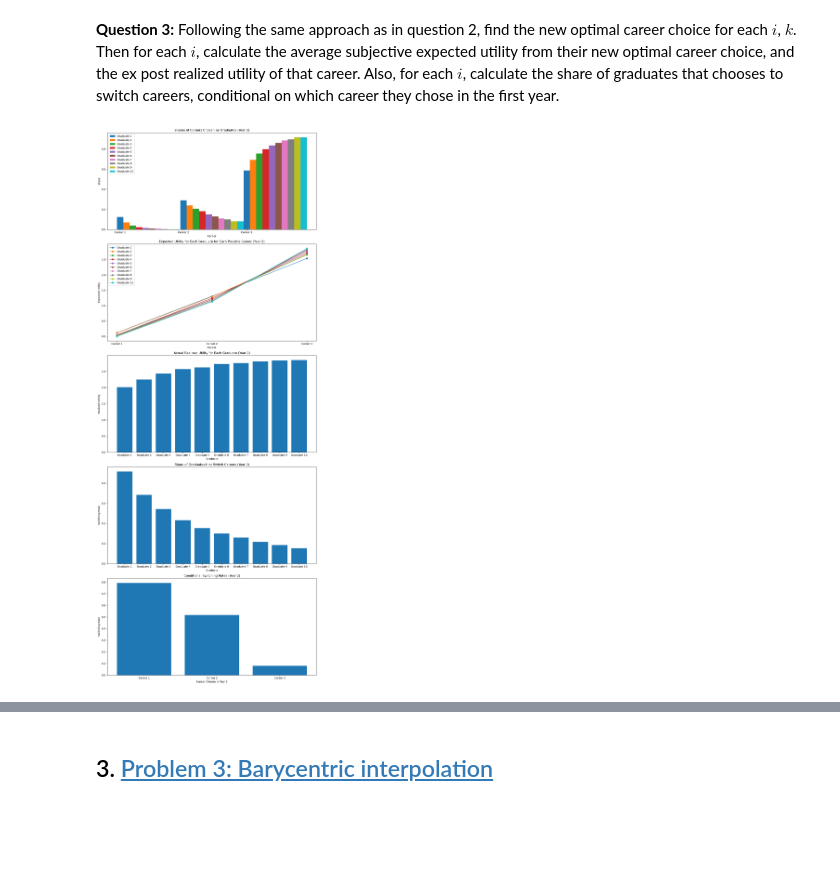
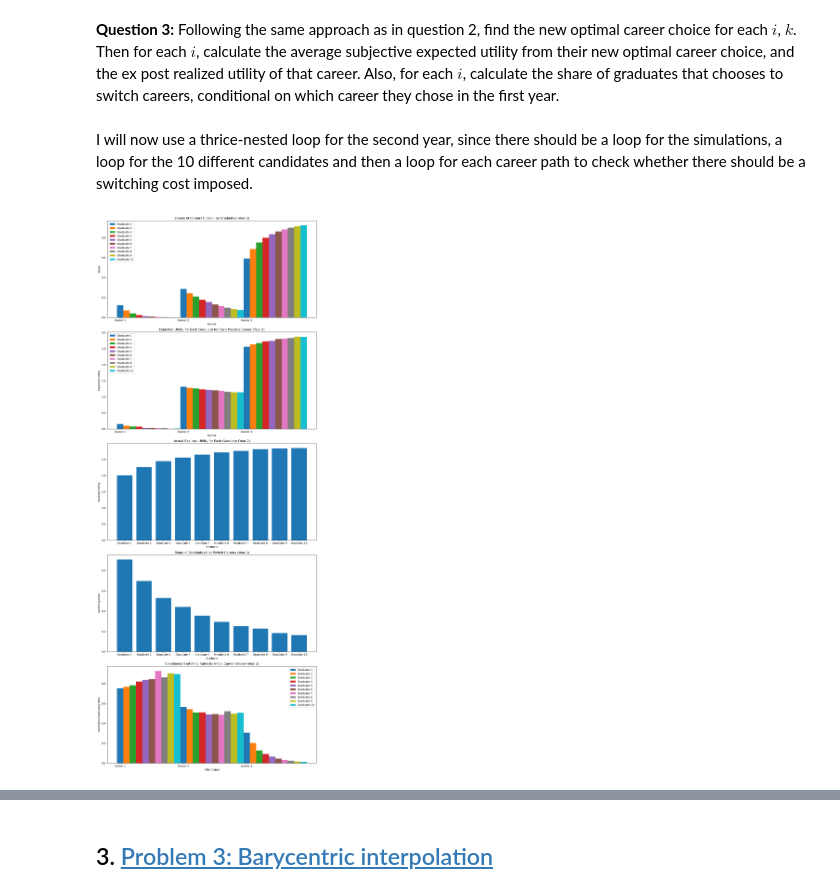
Before and after one commit to NumEconCopenhagen/projects-2024-victor, a Jupyter notebook: examproject/examproject.ipynb, the cells around one changed output, grey strips where cells are left out. Cells and saved outputs as stored; diff of their text form; code cells hidden in the pictures; blank space fills up the shorter version.

```diff
--- a/examproject/examproject.ipynb
+++ b/examproject/examproject.ipynb
@@ -496,11 +485,15 @@ u^{k,2}_{ij}= \begin{cases}
 $$
 # %% [markdown]
 **Question 3:** Following the same approach as in question 2, find the new optimal career choice for each $i$, $k$. Then for each $i$, calculate the average subjective expected utility from their new optimal career choice, and the ex post realized utility of that career. Also, for each $i$, calculate the share of graduates that chooses to switch careers, conditional on which career they chose in the first year. <br>
+# %% [markdown]
+I will now use a thrice-nested loop for the second year, since there should be a loop for the simulations, a loop for the 10 different candidates and then a loop for each career path to check whether there should be a switching cost imposed.
 # %%
-# Initialize lists to store results for the second year
+# Initialize lists with zeros to store results
 all_chosen_careers_year2 = np.zeros((par.K, par.N), dtype=int)
 all_expected_utilities_year2 = np.zeros((par.K, par.N, par.J))
 all_realized_utilities_year2 = np.zeros((par.K, par.N))
+switch_counts = np.zeros((par.N, par.J), dtype=int)
+initial_counts = np.zeros((par.N, par.J), dtype=int)
 
 # Run simulations for the second year
 for k in range(par.K):
@@ -510,9 +503,9 @@ for k in range(par.K):
 
     for i in range(par.N):
         chosen_career_y1 = all_chosen_careers_y1[k, i]
-        num_friends = i + 1  # Each graduate has 'i+1' number of friends
+        num_friends = i + 1
 
-        # New expected utilities including switching cost
+        # reuse prior expected probabilities
         prior_expected_utilities = expected_utility_from_friends(num_friends, par)
 
         # Update expected utilities with switching cost for non-chosen careers
@@ -521,17 +514,20 @@ for k in range(par.K):
 
         for j in range(par.J):
             if j != chosen_career_y1:
-                new_expected_utilities[j] -= par.c  # Subtract switching cost for non-chosen careers
+                new_expected_utilities[j] -= par.c
 
 
-        # Graduate chooses the new optimal career
+        # Graduate chooses the optimal career by choosing highest observed utility from friends minus switching costs
         chosen_career = np.argmax(new_expected_utilities)
 
-        # Calculate realized utility as the chosen career utility + their own noise term
+        # Calculate realized utility as the chosen career utility + own noise term
         if chosen_career != chosen_career_y1:
             personal_realized_utility = par.v[chosen_career] + new_noises[chosen_career] - par.c
+            switch_counts[i, chosen_career_y1] += 1
         else:
             personal_realized_utility = par.v[chosen_career] + new_noises[chosen_career]
+
+        initial_counts[i, chosen_career_y1] += 1
 
         chosen_careers_year2.append(chosen_career)
         expected_utilities_year2.append(new_expected_utilities)
@@ -544,21 +540,18 @@ for k in range(par.K):
 # Calculate shares of careers chosen
 career_shares_year2 = np.mean(all_chosen_careers_year2 == np.arange(par.J)[:, None, None], axis=1).T
 
-# Calculate expected and realized utilities
 avg_expected_utilities_year2 = np.mean(all_expected_utilities_year2, axis=0)
 avg_realized_utilities_year2 = np.mean(all_realized_utilities_year2, axis=0)
 
-# Calculate the share of graduates that switch careers
 switching_rates = np.mean(all_chosen_careers_y1 != all_chosen_careers_year2, axis=0)
 
 # Calculate conditional switching rates
-conditional_switching_rates = {}
-for j in range(par.J):
-    chosen_in_year1 = all_chosen_careers_y1 == j
-    switched = all_chosen_careers_y1 != all_chosen_careers_year2
-    conditional_switching_rates[j] = np.mean(switched[chosen_in_year1])
+conditional_switching_rates = np.zeros((par.N, par.J))
+for i in range(par.N):
+    for j in range(par.J):
+        if initial_counts[i, j] > 0:
+            conditional_switching_rates[i, j] = switch_counts[i, j] / initial_counts[i, j]
 
-# Visualization for year 2
 fig, axes = plt.subplots(5, 1, figsize=(12, 30))
 
 # Share of careers chosen by graduates in year 2
@@ -571,61 +564,43 @@ axes[0].set_xlabel('Career')
 axes[0].set_ylabel('Share')
 axes[0].legend()
 
-# Expected utility for each graduate for each possible career (Year 2)
+# Expected utility for each graduate for each possible career in year 2
 for i in range(par.N):
-    axes[1].plot(np.arange(par.J), avg_expected_utilities_year2[i], marker='o', label=f'Graduate {i+1}')
+    axes[1].bar(np.arange(par.J) + i/par.N, avg_expected_utilities_year2[i], width=1/par.N, label=f'Graduate {i+1}')
 axes[1].set_xticks(np.arange(par.J))
 axes[1].set_xticklabels([f'Career {j+1}' for j in range(par.J)])
 axes[1].set_title('Expected Utility for Each Graduate for Each Possible Career (Year 2)')
 axes[1].set_xlabel('Career')
 axes[1].set_ylabel('Expected Utility')
 axes[1].legend()
 
-# Actual realized utility for each graduate (Year 2)
+# Actual realized utility for each graduate in year 2
 axes[2].bar(np.arange(par.N), avg_realized_utilities_year2)
 axes[2].set_xticks(np.arange(par.N))
 axes[2].set_xticklabels([f'Graduate {i+1}' for i in range(par.N)])
 axes[2].set_title('Actual Realized Utility for Each Graduate (Year 2)')
 axes[2].set_xlabel('Graduate')
 axes[2].set_ylabel('Realized Utility')
 
-# Share of graduates that switch careers
+# Share of graduates that switch careers in year 2
 axes[3].bar(np.arange(par.N), switching_rates)
 axes[3].set_xticks(np.arange(par.N))
 axes[3].set_xticklabels([f'Graduate {i+1}' for i in range(par.N)])
 axes[3].set_title('Share of Graduates that Switch Careers (Year 2)')
 axes[3].set_xlabel('Graduate')
 axes[3].set_ylabel('Switching Rate')
 
 # Conditional switching rates
-axes[4].bar(np.arange(par.J), [conditional_switching_rates[j] for j in range(par.J)])
+for i in range(par.N):
+    axes[4].bar(np.arange(par.J) + i/par.N, conditional_switching_rates[i], width=1/par.N, label=f'Graduate {i+1}')
 axes[4].set_xticks(np.arange(par.J))
 axes[4].set_xticklabels([f'Career {j+1}' for j in range(par.J)])
-axes[4].set_title('Conditional Switching Rates (Year 2)')
-axes[4].set_xlabel('Career Chosen in Year 1')
-axes[4].set_ylabel('Switching Rate')
+axes[4].set_title('Conditional Switching Rates by Initial Career Choice (Year 2)')
+axes[4].set_xlabel('Initial Career')
+axes[4].set_ylabel('Conditional Switching Rate')
+axes[4].legend()
 
 plt.tight_layout()
 plt.show()
-
-# Display the results for the second year
-df_results_year2 = pd.DataFrame({
-    'Graduate': np.arange(1, par.N + 1),
-    'Chosen_Career_Year1': np.argmax(career_shares_y1, axis=1),
-    'Chosen_Career_Year2': np.argmax(career_shares_year2, axis=1),
-    'Average_Expected_Utility_Career_1_Year2': avg_expected_utilities_year2[:, 0],
-    'Average_Expected_Utility_Career_2_Year2': avg_expected_utilities_year2[:, 1],
-    'Average_Expected_Utility_Career_3_Year2': avg_expected_utilities_year2[:, 2],
-    'Average_Realized_Utility_Year2': avg_realized_utilities_year2,
-    'Switching_Rate': switching_rates
-})
-print(df_results_year2)
-
-# Display conditional switching rates
-df_conditional_switching_rates = pd.DataFrame({
-    'Career_Chosen_Year1': [f'Career {j+1}' for j in range(par.J)],
-    'Conditional_Switching_Rate': [conditional_switching_rates[j] for j in range(par.J)]
-})
-print(df_conditional_switching_rates)
 # %% [output]
-[figure, old version]
+[figure, new version]
```
Also changed, not shown: parts of 24 cells of this notebook, 5 other files.
